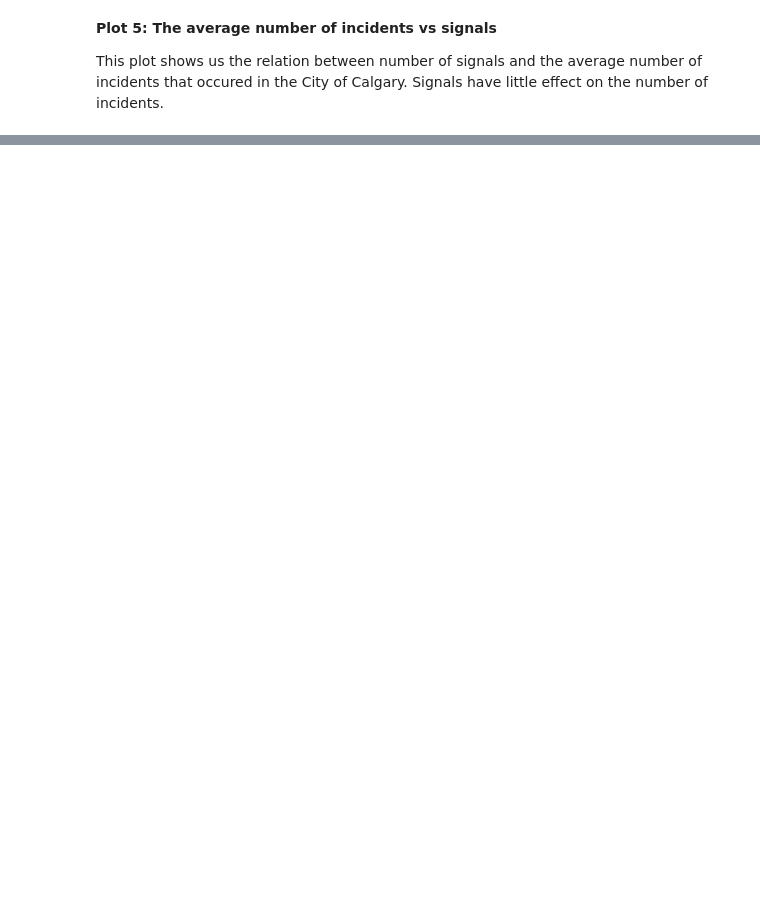
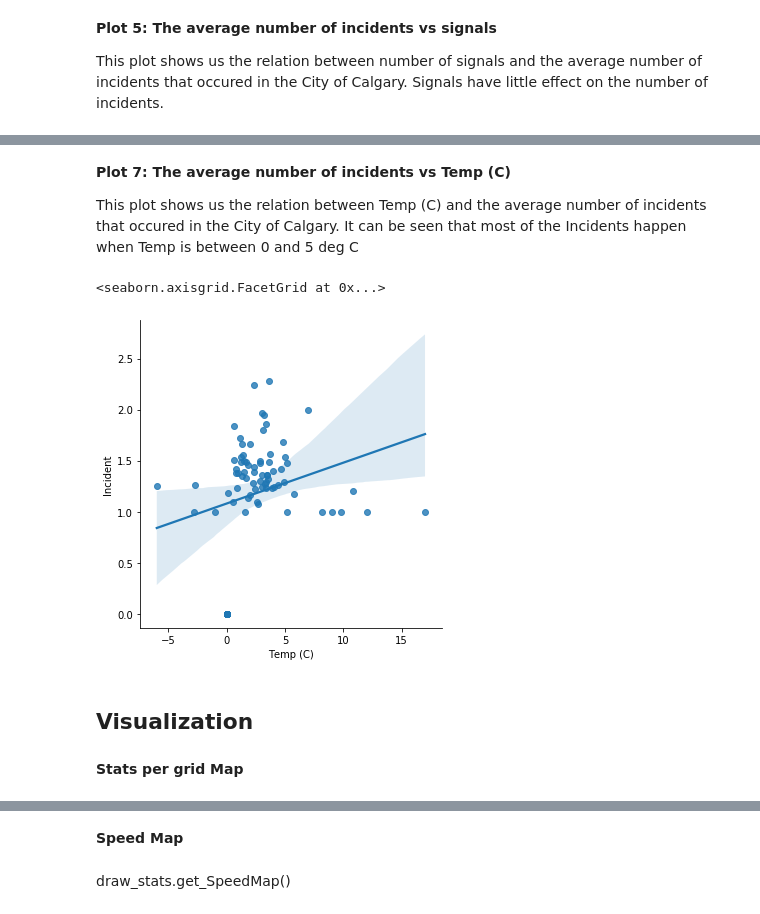
Before and after one commit to zchemali/592-Final-Project, a Jupyter notebook: Main_Notebook.ipynb, the cells around one changed output, grey strips where cells are left out. Cells and saved outputs as stored; diff of their text form; code cells hidden in the pictures; blank space fills up the shorter version.

```diff
--- a/Main_Notebook.ipynb
+++ b/Main_Notebook.ipynb
@@ -645,4 +678,21 @@ sns.regplot(x="Signal", y="Incident", data=stats_per_grid)
+# %% [markdown]
+**Plot 7: The average number of incidents vs Temp (C)**
+
+This plot shows us the relation between Temp (C) and the average number of incidents that occured in the City of Calgary. It can be seen that most of the Incidents happen when Temp is between 0 and 5  deg C
+# %%
+sns.lmplot(x='Temp (C)', y="Incident",data=stats_per_grid)
+# %% [output]
+<seaborn.axisgrid.FacetGrid at 0x...>
+[figure, added]
+# %% [markdown]
+## Visualization
+# %% [markdown]
+**Stats per grid Map**
 # %%
 m
 # %% [output]
 [interactive output not drawn]
+# %% [markdown]
+**Speed Map**
+# %% [markdown]
+draw_stats.get_SpeedMap()
```
Also changed, not shown: parts of 25 cells of this notebook.
